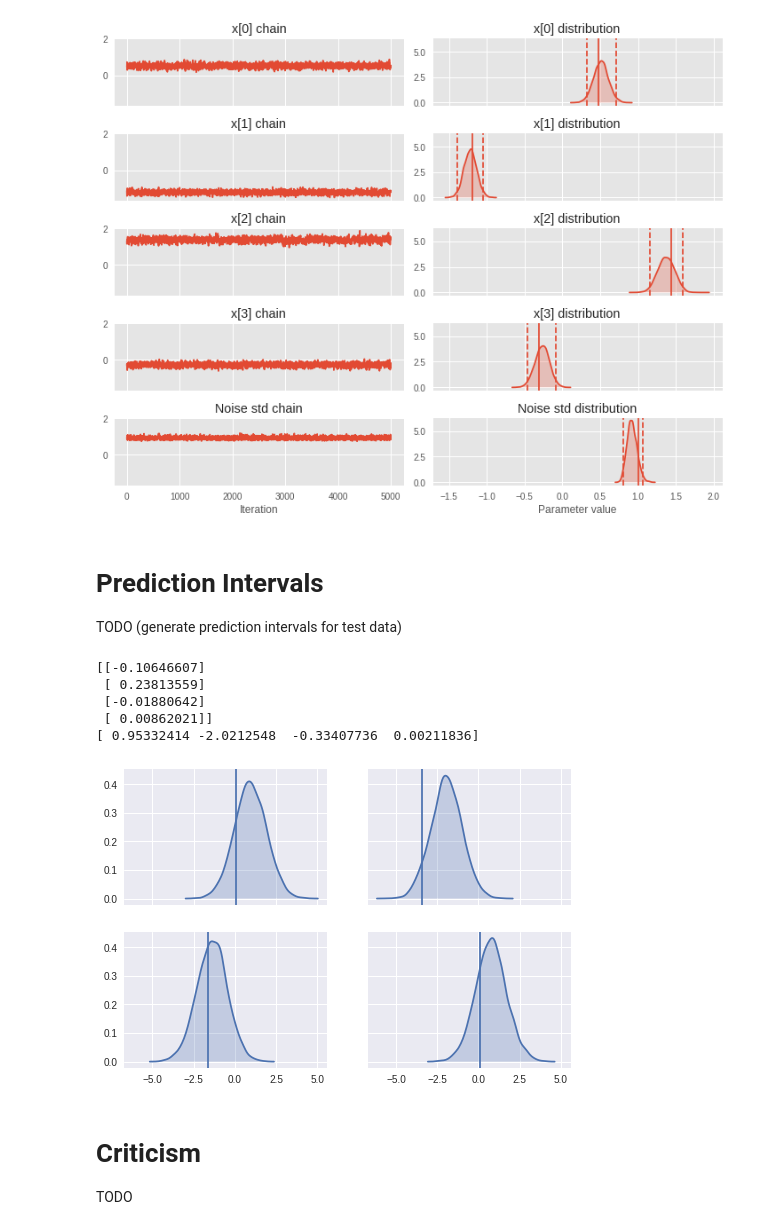
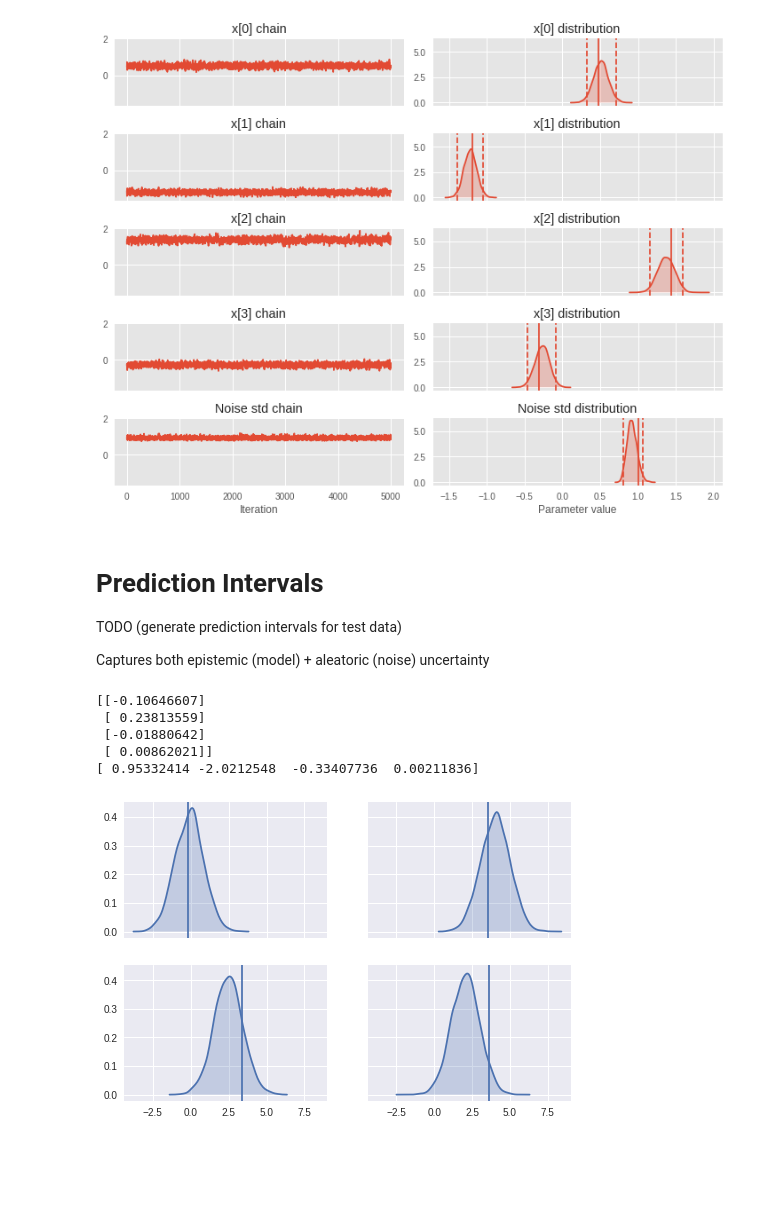
Before and after one commit to brendanhasz/tfp-bayesian-regression, a Jupyter notebook: TFP_Linear_Regression.ipynb, the cells around one changed output. Drawn from its saved outputs; the diff is of its cells as text; code cells hidden in the pictures; blank space fills up the shorter version.

```diff
--- a/TFP_Linear_Regression.ipynb
+++ b/TFP_Linear_Regression.ipynb
@@ -181,6 +181,8 @@ plt.show()
 # Prediction Intervals
 
 TODO (generate prediction intervals for test data)
+
+Captures both epistemic (model) + aleatoric (noise) uncertainty
 # %%
 X = x[2,:]
 posterior = linear_regression(features=np.reshape(X, (len(X), 1)))
@@ -197,26 +199,23 @@ print(X)
 # %%
 def prediction_distribution(X):
   # seems like there should be a way to do this like:
   #posterior = linear_regression(features=np.reshape(X, (len(X), 1)))
   #define param posterior vals somehow?
   #with tf.Session() as sess:
   #  prediction_samples = sess.run(posterior.distribution.sample(sample_shape=(n)))
   predictions = np.matmul(X, coeffs_samples.transpose())
   noise = noise_std_samples*np.random.randn(noise_std_samples.shape[0])
   return predictions + noise
 
 # Plot random datapoints and their prediction intervals
 sns.set()
 fig, axes = plt.subplots(2, 2, sharex='all', sharey='all')
 for i in range(2):
   for j in range(2):
-    ix = np.random.randint(0, N)
+    #ix = np.random.randint(0, N)
+    ix = i*2+j
     pred_dist = prediction_distribution(x[ix,:])
     sns.kdeplot(pred_dist, shade=True, ax=axes[i][j])
     axes[i][j].axvline(x=y[ix])
 # %% [output]
-[figure, old version]
+[figure, new version]
-# %% [markdown]
-# Criticism
-
-TODO
```
Also changed, not shown: parts of 4 cells of this notebook.
